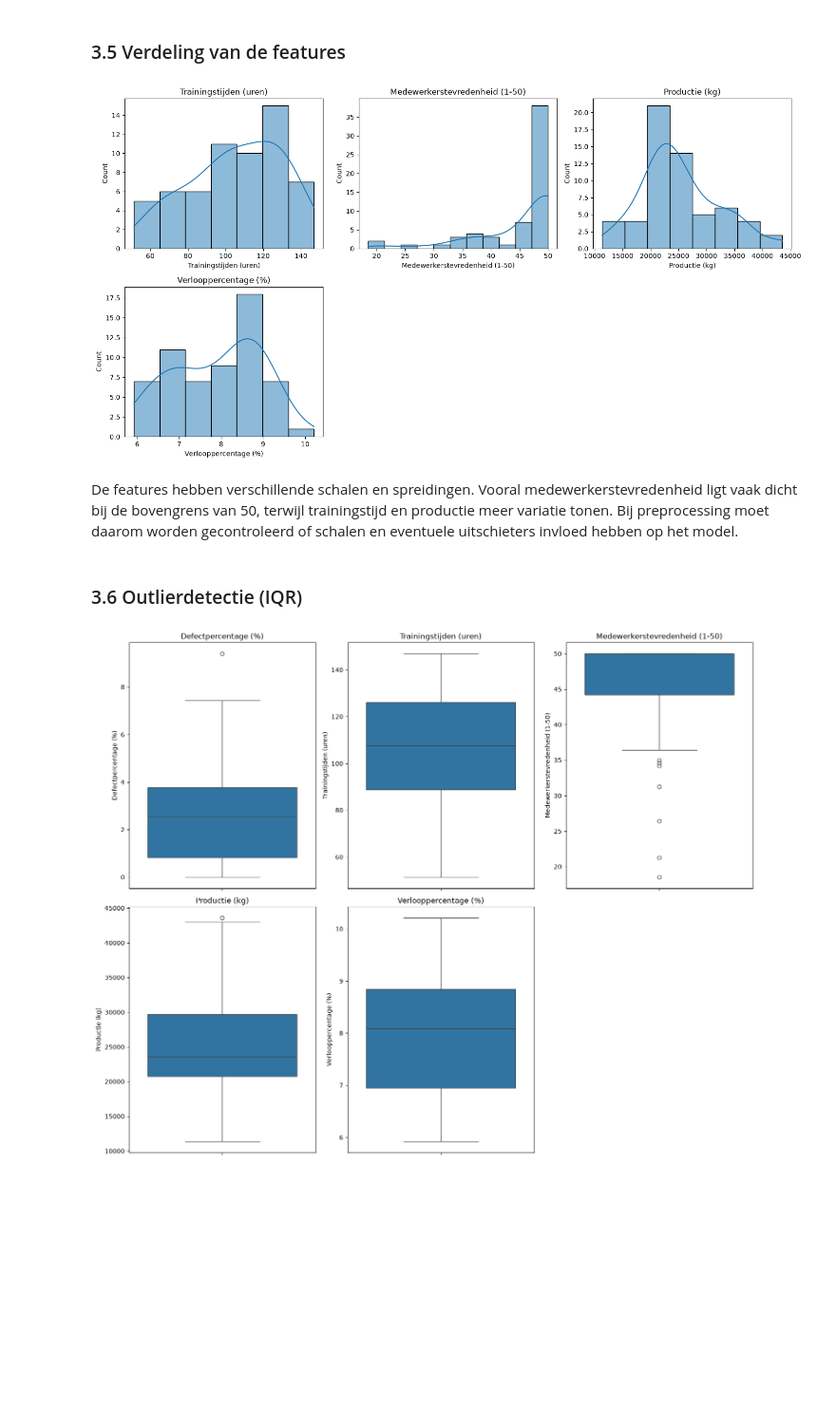
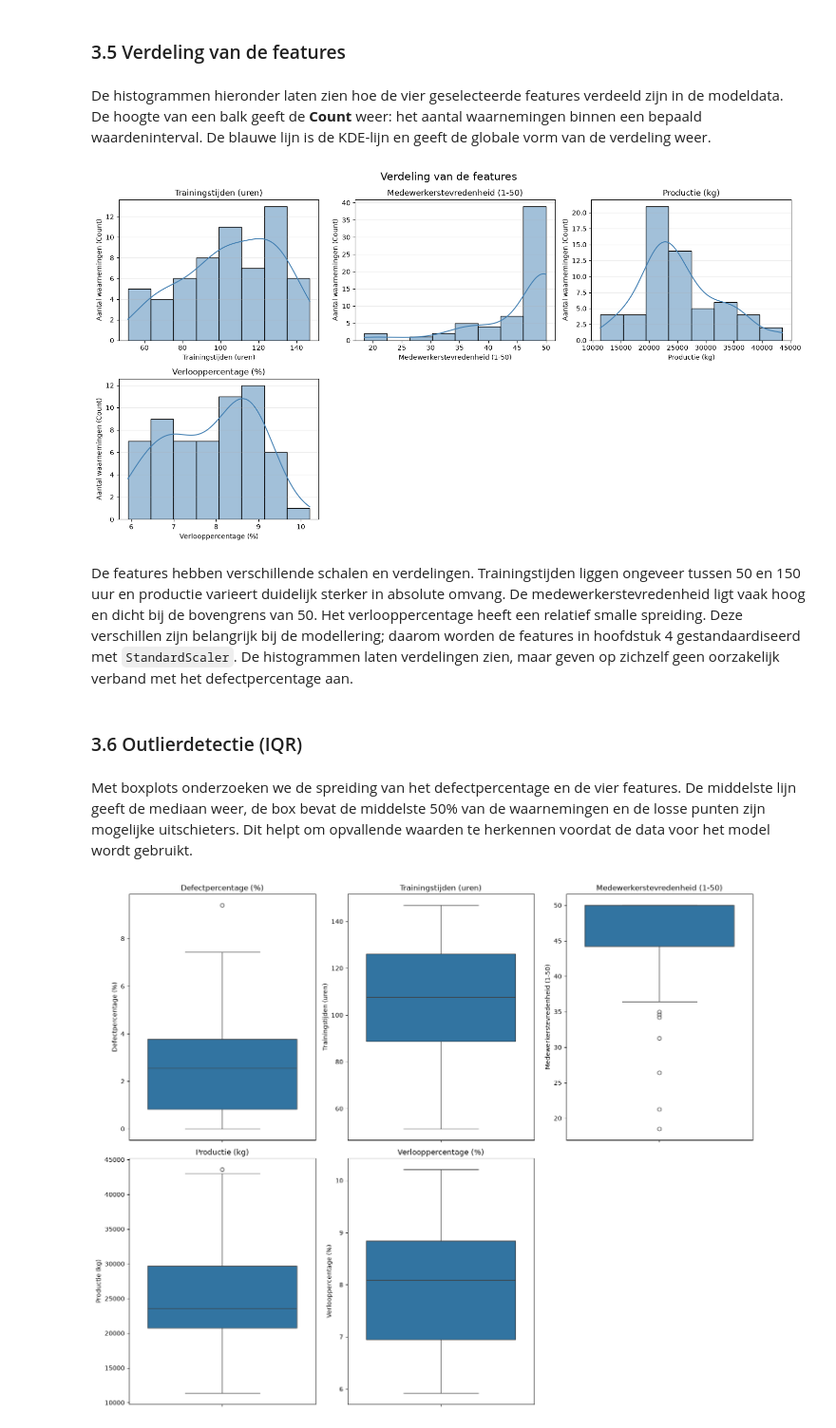
Before and after one commit to JipSchijvenaars/Business-Disciplines, a Jupyter notebook: Eindopdracht_MinorDDB_Data_2026_RM-1_1.ipynb, the cells around one changed output. Shown at 95% size. Drawn from its saved outputs; the diff is of its cells as text; code cells hidden in the pictures; blank space fills up the shorter version.

```diff
--- a/Eindopdracht_MinorDDB_Data_2026_RM-1_1.ipynb
+++ b/Eindopdracht_MinorDDB_Data_2026_RM-1_1.ipynb
@@ -397,24 +397,39 @@ plt.tight_layout()
 De histogram laat zien dat de meeste defectpercentages tussen 0% en 4% liggen. De verdeling loopt ongeveer van 0% tot 9,5% en heeft enkele hogere waarden aan de rechterkant. Het gemiddelde ligt rond 2,5%. Daarom kijken we naast het gemiddelde ook naar de spreiding en mogelijke uitschieters.
 # %% [markdown]
 ### 3.5 Verdeling van de features
+# %% [markdown]
+De histogrammen hieronder laten zien hoe de vier geselecteerde features verdeeld zijn in de modeldata. De hoogte van een balk geeft de **Count** weer: het aantal waarnemingen binnen een bepaald waardeninterval. De blauwe lijn is de KDE-lijn en geeft de globale vorm van de verdeling weer.
 # %%
+# Histogrammen van de vier features
+features = [
+    "Trainingstijden (uren)",
+    "Medewerkerstevredenheid (1-50)",
+    "Productie (kg)",
+    "Verlooppercentage (%)"
+]
+
 fig, axes = plt.subplots(2, 3, figsize=(15, 8))
+fig.suptitle("Verdeling van de features", fontsize=16)
 
-for ax, col in zip(axes.flat, alle_features):
-    sns.histplot(model_df[col], kde=True, ax=ax)
+for ax, col in zip(axes.flat, features):
+    sns.histplot(model_df[col], bins=8, kde=True, color="steelblue", ax=ax)
     ax.set_title(col)
+    ax.set_xlabel(col)
+    ax.set_ylabel("Aantal waarnemingen (Count)")
+    ax.grid(axis="y", alpha=0.25)
 
-# Verberg lege subplot
-for ax in axes.flat[len(alle_features):]:
+for ax in axes.flat[len(features):]:
     ax.set_visible(False)
 
 plt.tight_layout()
 # %% [output]
-[figure, old version]
+[figure, new version]
 # %% [markdown]
-De features hebben verschillende schalen en spreidingen. Vooral medewerkerstevredenheid ligt vaak dicht bij de bovengrens van 50, terwijl trainingstijd en productie meer variatie tonen. Bij preprocessing moet daarom worden gecontroleerd of schalen en eventuele uitschieters invloed hebben op het model.
+De features hebben verschillende schalen en verdelingen. Trainingstijden liggen ongeveer tussen 50 en 150 uur en productie varieert duidelijk sterker in absolute omvang. De medewerkerstevredenheid ligt vaak hoog en dicht bij de bovengrens van 50. Het verlooppercentage heeft een relatief smalle spreiding. Deze verschillen zijn belangrijk bij de modellering; daarom worden de features in hoofdstuk 4 gestandaardiseerd met `StandardScaler`. De histogrammen laten verdelingen zien, maar geven op zichzelf geen oorzakelijk verband met het defectpercentage aan.
 # %% [markdown]
 ### 3.6 Outlierdetectie (IQR)
+# %% [markdown]
+Met boxplots onderzoeken we de spreiding van het defectpercentage en de vier features. De middelste lijn geeft de mediaan weer, de box bevat de middelste 50% van de waarnemingen en de losse punten zijn mogelijke uitschieters. Dit helpt om opvallende waarden te herkennen voordat de data voor het model wordt gebruikt.
 # %%
 kolommen = [target] + alle_features
 
```
Also changed, not shown: parts of 11 cells of this notebook.
